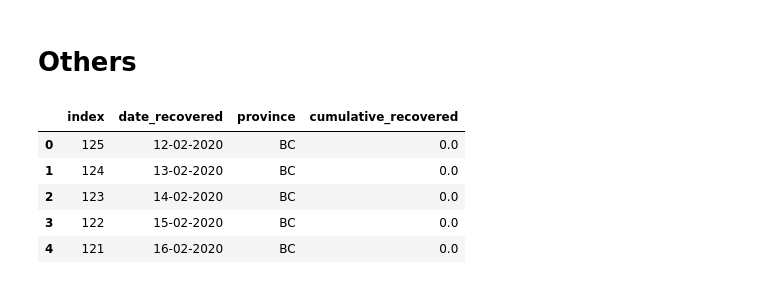
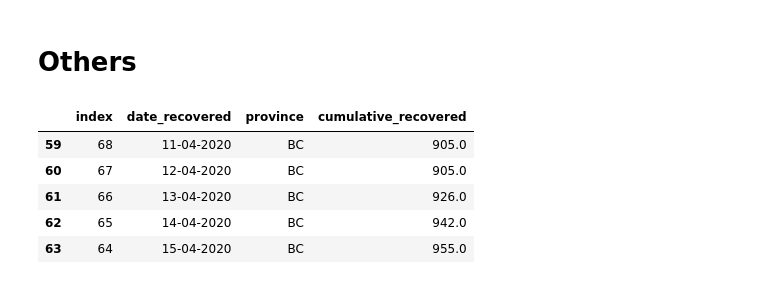
Before and after one commit to Thiagobc23/COVID-19, a Jupyter notebook: 08_canada.ipynb, the cells around one changed output. Saved outputs shown, nothing was run; the diff lists cells and outputs as text; code cells hidden in the pictures.

```diff
--- a/08_canada.ipynb
+++ b/08_canada.ipynb
@@ -277,15 +273,15 @@ today = pd.to_datetime(today, format = "%m-%d-%Y")
 # %%
 recoveries = pd.read_csv('data/Covid19Canada/recovered_cumulative.csv')
 #recoveries = recoveries[recoveries['province'] == 'BC'].iloc[:-40,:].sort_index(ascending=False).reset_index()
 recoveries = recoveries[recoveries['province'] == 'BC'].sort_index(ascending=False).reset_index()
-recoveries.head()
+recoveries.tail()
 # %% [output]
 |  | index | date_recovered | province | cumulative_recovered |
-| 0 | 125 | 12-02-2020 | BC | 0.0 |
-| 1 | 124 | 13-02-2020 | BC | 0.0 |
-| 2 | 123 | 14-02-2020 | BC | 0.0 |
-| 3 | 122 | 15-02-2020 | BC | 0.0 |
-| 4 | 121 | 16-02-2020 | BC | 0.0 |
+| 59 | 68 | 11-04-2020 | BC | 905.0 |
+| 60 | 67 | 12-04-2020 | BC | 905.0 |
+| 61 | 66 | 13-04-2020 | BC | 926.0 |
+| 62 | 65 | 14-04-2020 | BC | 942.0 |
+| 63 | 64 | 15-04-2020 | BC | 955.0 |
 # %%
 def build_df(file):
 
```
Also changed, not shown: parts of 5 cells of this notebook, 29 other files.
